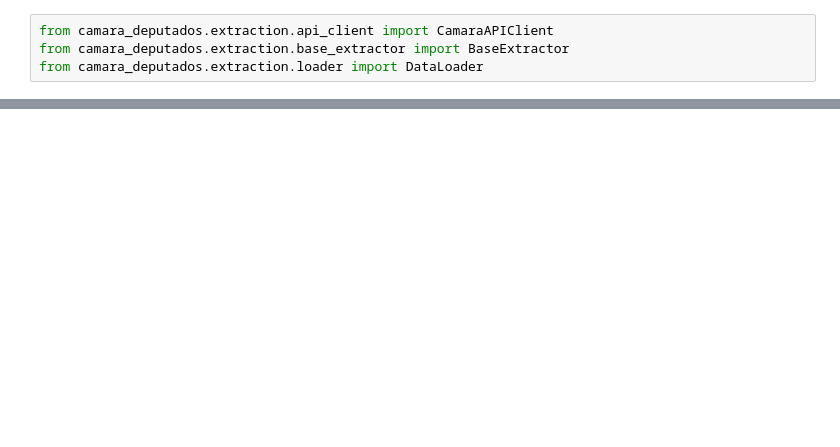
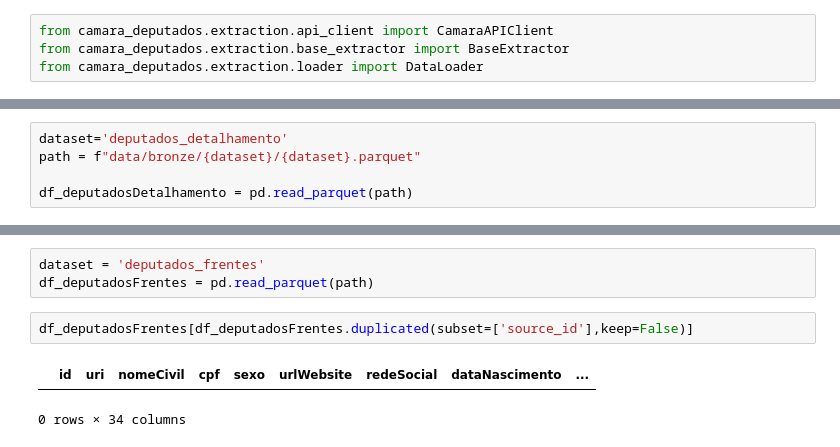
Before and after one commit to gabistorres85/pi_camara_deputados, a Jupyter notebook: notebooks/extract_notebook.ipynb, the cells around one changed output, grey strips where cells are left out. Saved outputs shown, nothing was run; the diff lists cells and outputs as text; blank space fills up the shorter version.

```diff
--- a/notebooks/extract_notebook.ipynb
+++ b/notebooks/extract_notebook.ipynb
@@ -27,0 +110,5 @@ df_deputados.head()
+# %%
+dataset='deputados_detalhamento'
+path = f"data/bronze/{dataset}/{dataset}.parquet"
+
+df_deputadosDetalhamento = pd.read_parquet(path)
@@ -27,0 +174,8 @@ df_deputados.head()
+# %%
+dataset = 'deputados_frentes'
+df_deputadosFrentes = pd.read_parquet(path)
+# %%
+df_deputadosFrentes[df_deputadosFrentes.duplicated(subset=['source_id'],keep=False)]
+# %% [output]
+|  | id | uri | nomeCivil | cpf | sexo | urlWebsite | redeSocial | dataNascimento | ... |
+0 rows × 34 columns
```
Also changed, not shown: parts of 32 cells of this notebook, 18 other files.
